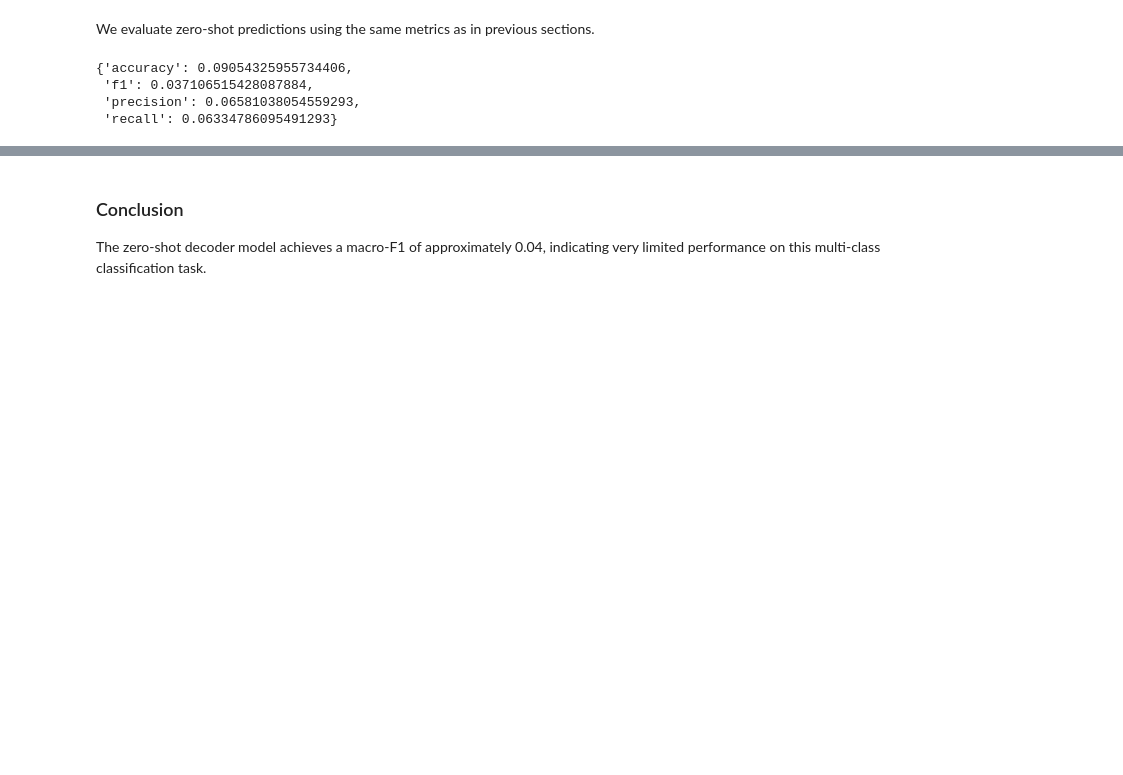
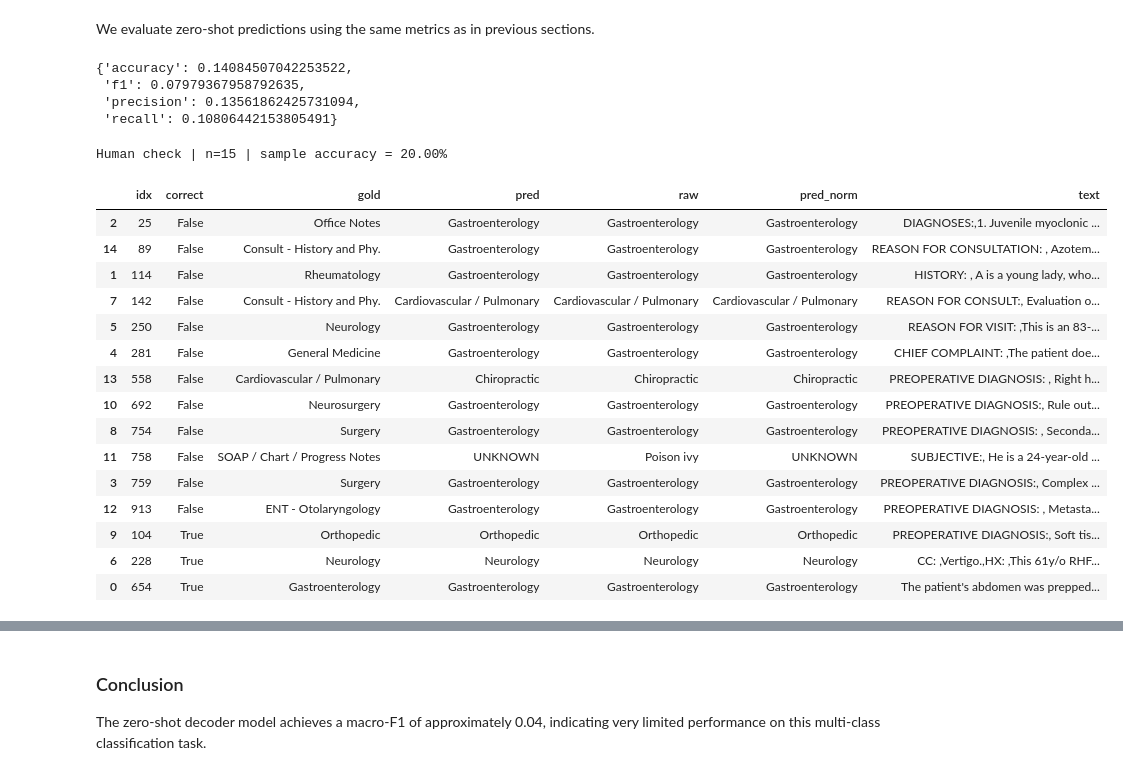
Before and after one commit to Schoggi-Mimi/nlp-project-2025, a Jupyter notebook: notebooks/03_prediction_model.ipynb, the cells around one changed output, grey strips where cells are left out. Drawn from its saved outputs; the diff is of its cells as text; code cells hidden in the pictures; blank space fills up the shorter version.

Commit message:
Add Human check and model correction for decoder model

```diff
--- a/notebooks/03_prediction_model.ipynb
+++ b/notebooks/03_prediction_model.ipynb
@@ -466,3 +466,5 @@ trainer.evaluate(eval_dataset=final_df_tokenized["test"])
 output=trainer.predict(final_df_tokenized["test"])
 # %% [output]
 [interactive output not drawn]
+# %%
+id2label = {v: k for k, v in label2id.items()}
@@ -677,17 +740,18 @@ We use the decoder-only model **Qwen/Qwen2.5-0.5B-Instruct**, a compact instruct
 # %% [markdown]
 ## 3.1 Model importation
 # %%
-from transformers import AutoTokenizer, AutoModelForSequenceClassification, set_seed
-import torch
+from transformers import AutoTokenizer, AutoModelForCausalLM
 
 set_seed(42)
 
-tokenizer = AutoTokenizer.from_pretrained("Charangan/MedBERT")
-model = AutoModelForSequenceClassification.from_pretrained(
-    "Charangan/MedBERT",
-    num_labels=40
+model_id = "Qwen/Qwen2.5-0.5B-Instruct"
+
+tok = AutoTokenizer.from_pretrained(model_id, use_fast=True)
+model = AutoModelForCausalLM.from_pretrained(
+    model_id,
+    device_map="auto",
+    torch_dtype="auto"
 )
-model = model.to("cpu")
 
 def format_qwen_chat(user_content: str) -> str:
     messages = [
@@ -756,11 +819,11 @@ print(LABELS_STR)
 # %% [markdown]
 Next we define a function that performs zero-shot label prediction by generating a response from the decoder model and extracting the predicted label from the generated text.
 # %%
-def predict_label_zeroshot(text: str, max_new_tokens: int = 12) -> str:
+def predict_label_zeroshot(text: str, max_new_tokens: int = 8) -> str:
     prompt = make_zeroshot_prompt(text)
 
     inputs = tok(prompt, return_tensors="pt", truncation=True).to(model.device)
-
+    input_len = inputs["input_ids"].shape[-1]
     with torch.no_grad():
         out = model.generate(
             **inputs,
@@ -773,9 +836,11 @@ def predict_label_zeroshot(text: str, max_new_tokens: int = 12) -> str:
     decoded = tok.decode(out[0], skip_special_tokens=True)
 
     # take only what comes after "Label:"
-    pred_text = decoded.split("Label:")[-1].strip()
+    #pred_text = decoded.split("Label:")[-1].strip()
+    gen_ids = out[0][input_len:]
+    raw = tok.decode(gen_ids, skip_special_tokens=True).strip()
 
-    return pred_text
+    return raw
 # %% [markdown]
 Because decoder models may generate additional text or formatting artifacts, we apply a normalization step that maps the generated output to one of the predefined labels. This includes removing punctuation and handling minor formatting variations. If the generated output does not match with any valid label, it is mapped to an `"UNKNOWN"` category.
 # %%
@@ -804,6 +869,10 @@ def normalize_to_label(pred_text: str, labels=LABELS) -> str:
         if cleaned.lower().startswith(lab.lower()):
             return lab
 
+    for lab in labels:
+        if lab.lower().startswith(cleaned.lower()) and len(cleaned) >= 4:
+            return lab
+
     return "UNKNOWN"
 # %% [markdown]
 Example of raw and normalized decoder output
@@ -927,7 +994,7 @@ def compute_metrics(pred):
 # %%
 compute_metrics(y_pred)
 # %% [output]
-{'accuracy': 0.09054325955734406,
- 'f1': 0.037106515428087884,
- 'precision': 0.06581038054559293,
- 'recall': 0.06334786095491293}
+{'accuracy': 0.14084507042253522,
+ 'f1': 0.07979367958792635,
+ 'precision': 0.13561862425731094,
+ 'recall': 0.10806442153805491}
@@ -933,0 +1051,29 @@ compute_metrics(y_pred)
+# %%
+hc_qwen_raw = human_check_qwen(
+    final_test=final_df["test"],
+    y_true_labels=y_true,
+    y_pred_labels=y_pred,
+    predict_raw_fn=predict_label_zeroshot,
+    normalize_fn=normalize_to_label,
+    n=15,
+    seed=42
+)
+hc_qwen_raw
+# %% [output]
+Human check | n=15 | sample accuracy = 20.00%
+|  | idx | correct | gold | pred | raw | pred_norm | text |
+| 2 | 25 | False | Office Notes | Gastroenterology | Gastroenterology | Gastroenterology | DIAGNOSES:,1. Juvenile myoclonic ... |
+| 14 | 89 | False | Consult - History and Phy. | Gastroenterology | Gastroenterology | Gastroenterology | REASON FOR CONSULTATION: , Azotem... |
+| 1 | 114 | False | Rheumatology | Gastroenterology | Gastroenterology | Gastroenterology | HISTORY: , A is a young lady, who... |
+| 7 | 142 | False | Consult - History and Phy. | Cardiovascular / Pulmonary | Cardiovascular / Pulmonary | Cardiovascular / Pulmonary | REASON FOR CONSULT:, Evaluation o... |
+| 5 | 250 | False | Neurology | Gastroenterology | Gastroenterology | Gastroenterology | REASON FOR VISIT: ,This is an 83-... |
+| 4 | 281 | False | General Medicine | Gastroenterology | Gastroenterology | Gastroenterology | CHIEF COMPLAINT: ,The patient doe... |
+| 13 | 558 | False | Cardiovascular / Pulmonary | Chiropractic | Chiropractic | Chiropractic | PREOPERATIVE DIAGNOSIS: , Right h... |
+| 10 | 692 | False | Neurosurgery | Gastroenterology | Gastroenterology | Gastroenterology | PREOPERATIVE DIAGNOSIS:, Rule out... |
+| 8 | 754 | False | Surgery | Gastroenterology | Gastroenterology | Gastroenterology | PREOPERATIVE DIAGNOSIS: , Seconda... |
+| 11 | 758 | False | SOAP / Chart / Progress Notes | UNKNOWN | Poison ivy | UNKNOWN | SUBJECTIVE:, He is a 24-year-old ... |
+| 3 | 759 | False | Surgery | Gastroenterology | Gastroenterology | Gastroenterology | PREOPERATIVE DIAGNOSIS:, Complex ... |
+| 12 | 913 | False | ENT - Otolaryngology | Gastroenterology | Gastroenterology | Gastroenterology | PREOPERATIVE DIAGNOSIS: , Metasta... |
+| 9 | 104 | True | Orthopedic | Orthopedic | Orthopedic | Orthopedic | PREOPERATIVE DIAGNOSIS:, Soft tis... |
+| 6 | 228 | True | Neurology | Neurology | Neurology | Neurology | CC: ,Vertigo.,HX: ,This 61y/o RHF... |
+| 0 | 654 | True | Gastroenterology | Gastroenterology | Gastroenterology | Gastroenterology | The patient's abdomen was prepped... |
```
Also changed, not shown: parts of 18 cells of this notebook.
